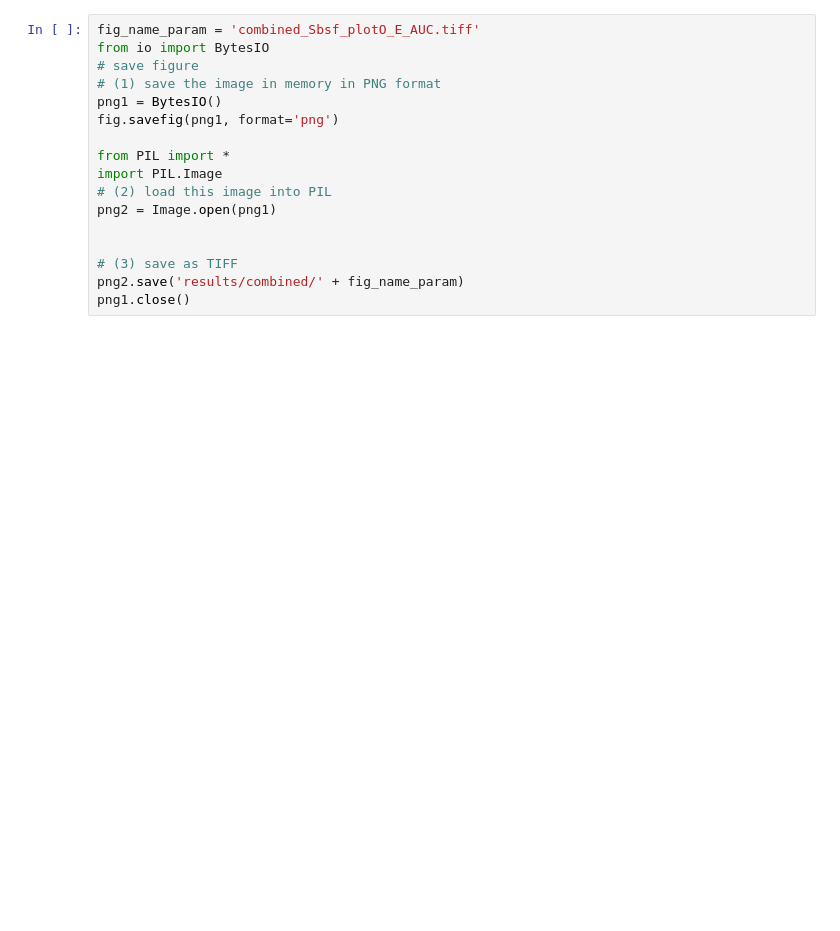
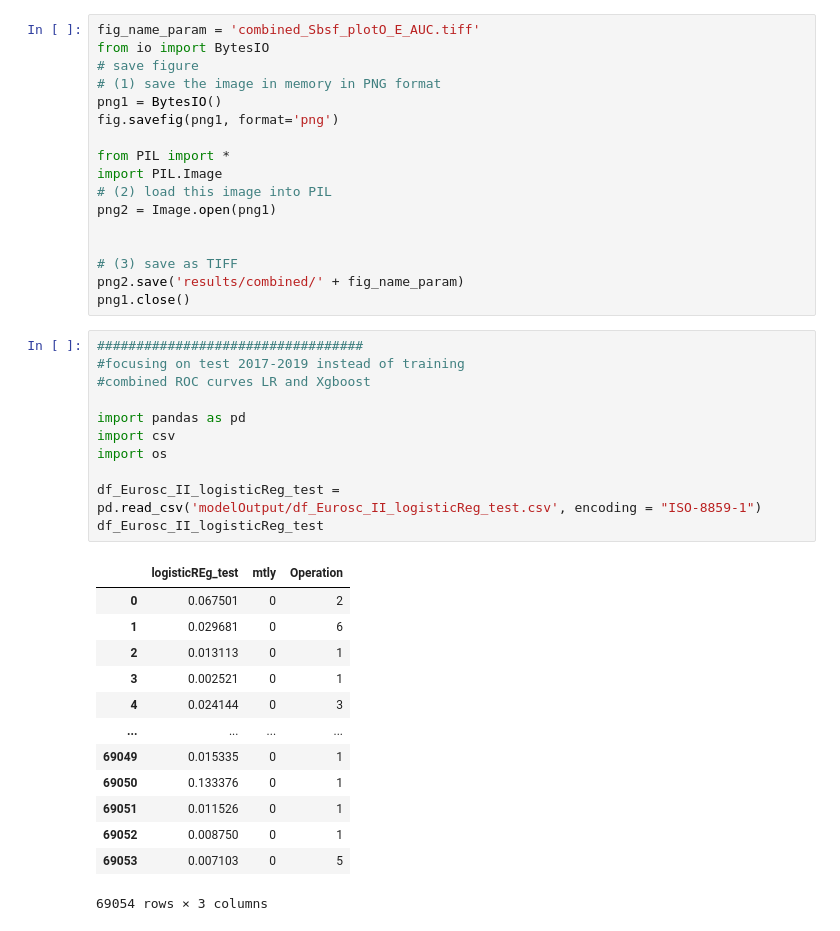
Before and after one commit to s0810110/sbsf_variableSelection_nacsa, a Jupyter notebook: JupyterScripts/plotXgboostLogisticCombined.ipynb, the cells around one changed output. Cells and saved outputs as stored; diff of their text form; blank space fills up the shorter version.

```diff
--- a/JupyterScripts/plotXgboostLogisticCombined.ipynb
+++ b/JupyterScripts/plotXgboostLogisticCombined.ipynb
@@ -318,3 +322,28 @@ png2 = Image.open(png1)
 # (3) save as TIFF
 png2.save('results/combined/' + fig_name_param)
 png1.close()
+# %%
+##################################
+#focusing on test 2017-2019 instead of training
+#combined ROC curves LR and Xgboost
+
+import pandas as pd
+import csv
+import os
+
+df_Eurosc_II_logisticReg_test = pd.read_csv('modelOutput/df_Eurosc_II_logisticReg_test.csv', encoding = "ISO-8859-1")
+df_Eurosc_II_logisticReg_test
+# %% [output]
+|  | logisticREg_test | mtly | Operation |
+| 0 | 0.067501 | 0 | 2 |
+| 1 | 0.029681 | 0 | 6 |
+| 2 | 0.013113 | 0 | 1 |
+| 3 | 0.002521 | 0 | 1 |
+| 4 | 0.024144 | 0 | 3 |
+| ... | ... | ... | ... |
+| 69049 | 0.015335 | 0 | 1 |
+| 69050 | 0.133376 | 0 | 1 |
+| 69051 | 0.011526 | 0 | 1 |
+| 69052 | 0.008750 | 0 | 1 |
+| 69053 | 0.007103 | 0 | 5 |
+69054 rows × 3 columns
```
Also changed, not shown: parts of 9 cells of this notebook, 2 other files.
